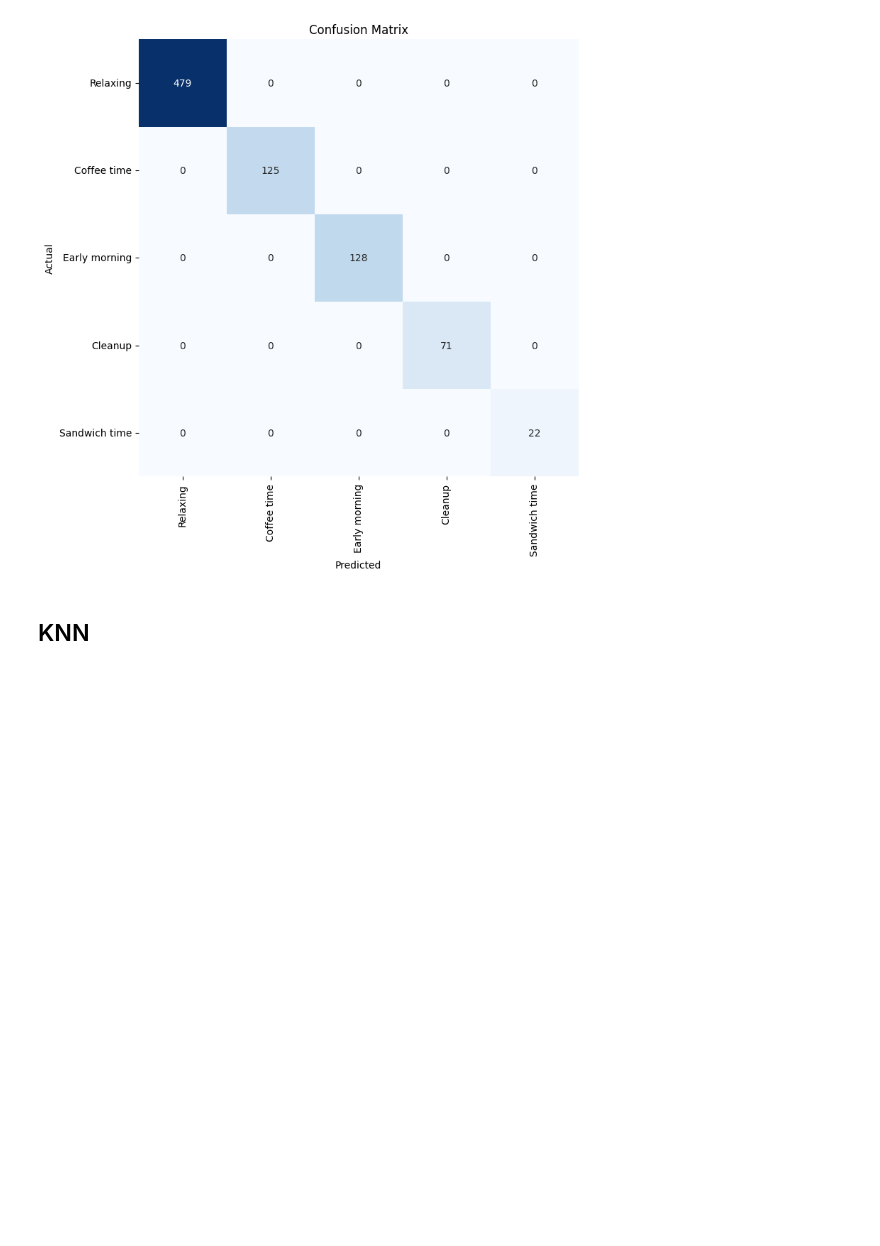
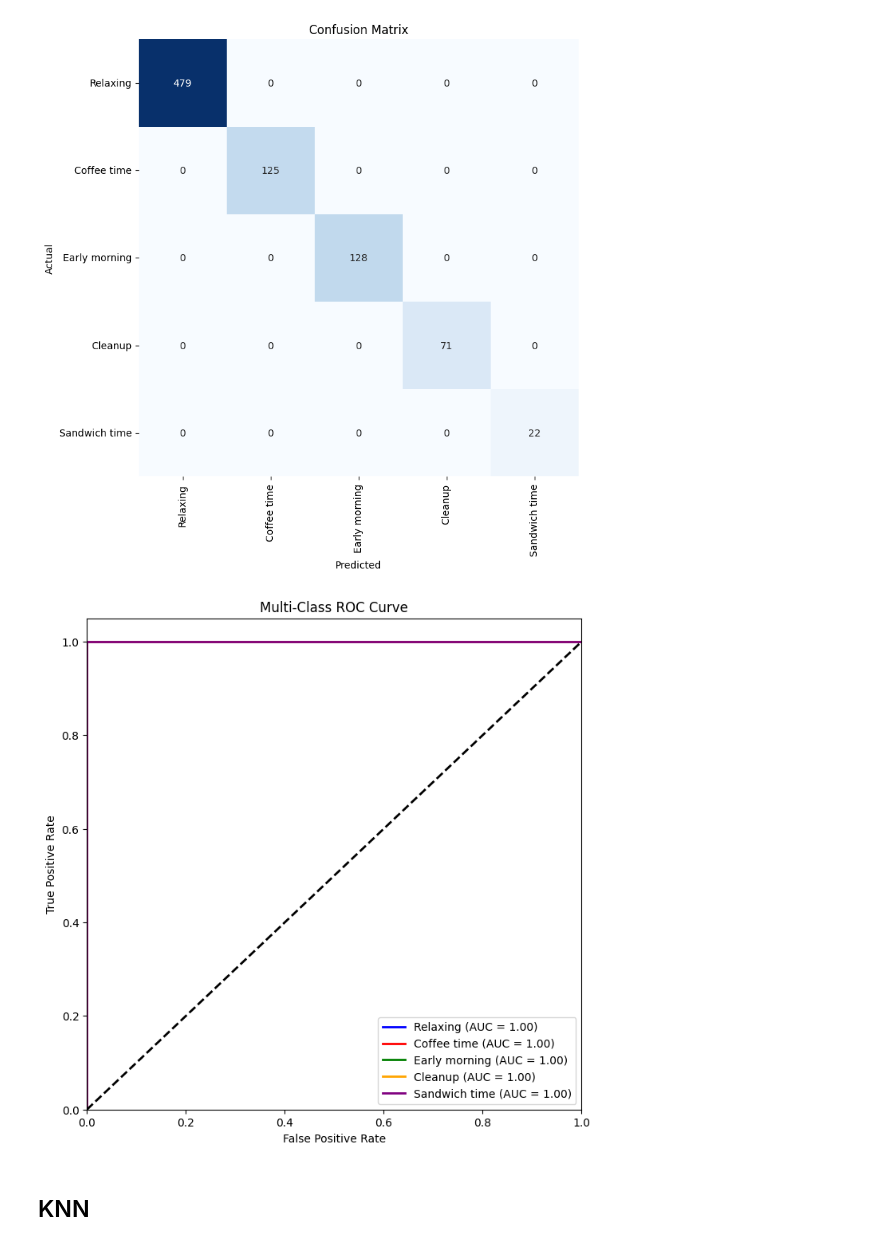
Before and after one commit to IliesChibane/Exploring-the-OPPORTUNITY-Dataset-for-Activity-Recognition, a Jupyter notebook: ML_Classification.ipynb, the cells around one changed output. Drawn from its saved outputs; the diff is of its cells as text; code cells hidden in the pictures; blank space fills up the shorter version.

```diff
--- a/ML_Classification.ipynb
+++ b/ML_Classification.ipynb
@@ -226,6 +257,38 @@ plt.title("Confusion Matrix")
 plt.show()
 # %% [output]
 [figure]
+# %%
+# Binarize the labels
+y_bin = label_binarize(y_test, classes=np.unique(y_test))
+
+# Compute the predicted probabilities for each class
+y_prob = clf.predict_proba(X_test)
+
+# Compute the ROC curve and AUC for each class
+fpr = dict()
+tpr = dict()
+roc_auc = dict()
+for i in range(len(np.unique(y_test))):
+    fpr[i], tpr[i], _ = roc_curve(y_bin[:, i], y_prob[:, i])
+    roc_auc[i] = auc(fpr[i], tpr[i])
+
+# Plot the ROC curve for each class
+plt.figure(figsize=(8, 8))
+colors = ['blue', 'red', 'green', 'orange', 'purple']
+classes = ['Relaxing', 'Coffee time', 'Early morning', 'Cleanup', 'Sandwich time']
+for i in range(len(np.unique(y_test))):
+    plt.plot(fpr[i], tpr[i], color=colors[i], lw=2, label='{0} (AUC = {1:.2f})'.format(classes[i], roc_auc[i]))
+
+plt.plot([0, 1], [0, 1], color='black', lw=2, linestyle='--')
+plt.xlim([0.0, 1.0])
+plt.ylim([0.0, 1.05])
+plt.xlabel('False Positive Rate')
+plt.ylabel('True Positive Rate')
+plt.title('Multi-Class ROC Curve')
+plt.legend(loc="lower right")
+plt.show()
+# %% [output]
+[figure, added]
 # %% [markdown]
 ## KNN
 # %%
```
Also changed, not shown: parts of 15 cells of this notebook, 1 other file.
